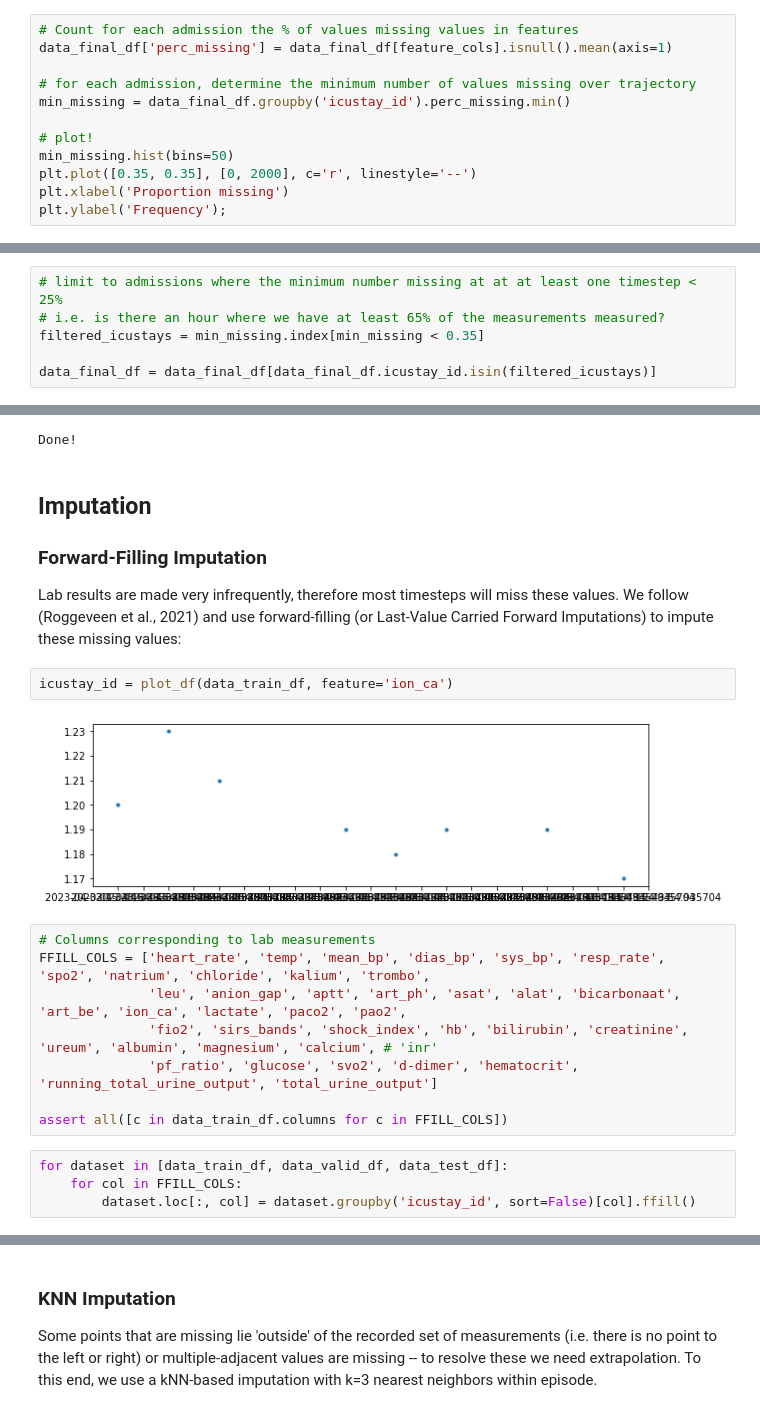
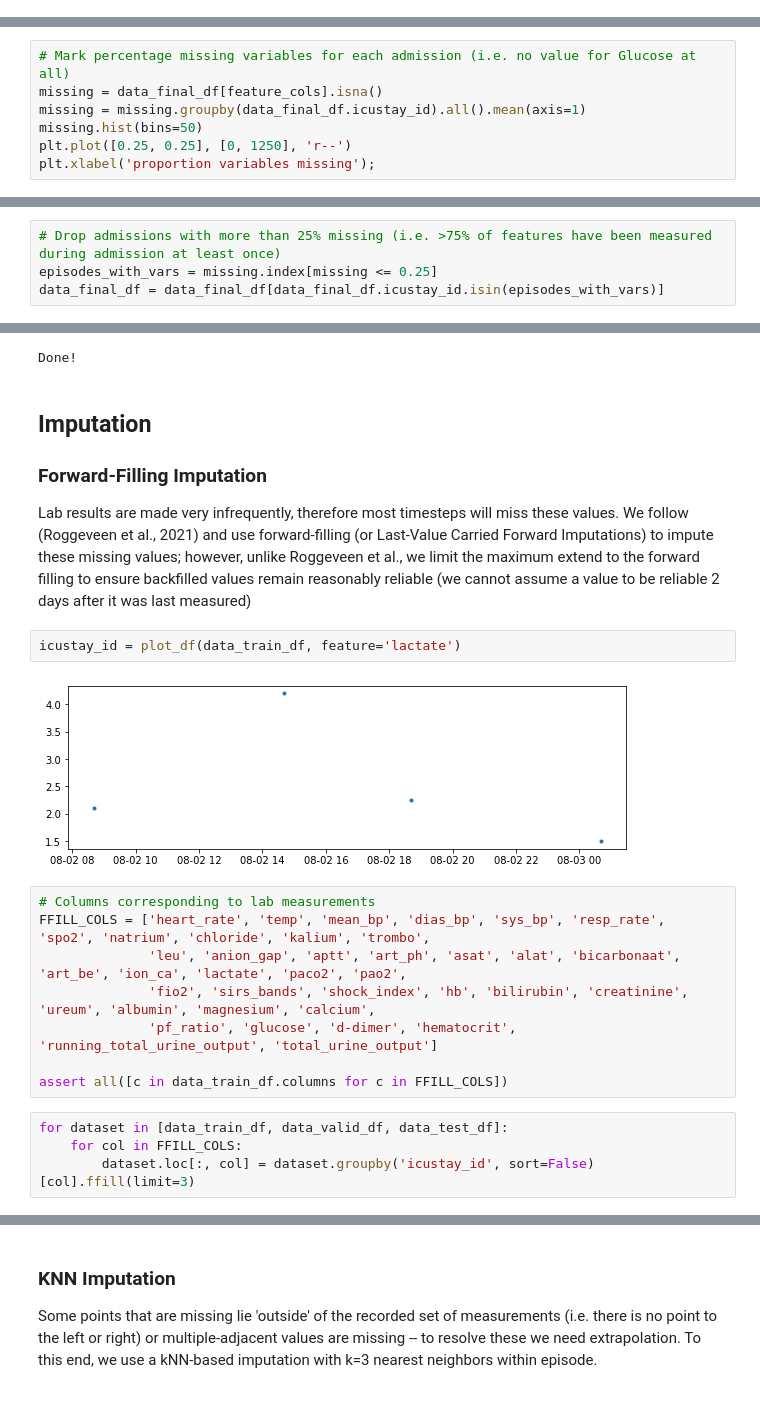
Before and after one commit to thomas097/Haemodynamic-Optimization-Reinforcement-Learning, a Jupyter notebook: preprocessing/DataPreprocessing_Aggregated.ipynb, the cells around one changed output, grey strips where cells are left out. Drawn from its saved outputs; the diff is of its cells as text.

```diff
--- a/preprocessing/DataPreprocessing_Aggregated.ipynb
+++ b/preprocessing/DataPreprocessing_Aggregated.ipynb
@@ -1259,12 +1329,0 @@ Number of admissions pre-filtering: 23106
-# %%
-# Count for each admission the % of values missing values in features
-data_final_df['perc_missing'] = data_final_df[feature_cols].isnull().mean(axis=1)
-
-# for each admission, determine the minimum number of values missing over trajectory
-min_missing = data_final_df.groupby('icustay_id').perc_missing.min()
-
-# plot!
-min_missing.hist(bins=50)
-plt.plot([0.35, 0.35], [0, 2000], c='r', linestyle='--')
-plt.xlabel('Proportion missing')
-plt.ylabel('Frequency');
@@ -1273,6 +1329,0 @@ plt.ylabel('Frequency');
-# %%
-# limit to admissions where the minimum number missing at at at least one timestep < 25%
-# i.e. is there an hour where we have at least 65% of the measurements measured?
-filtered_icustays = min_missing.index[min_missing < 0.35]
-
-data_final_df = data_final_df[data_final_df.icustay_id.isin(filtered_icustays)]
@@ -1283,0 +1333,7 @@ Number of admissions after filtering: 16028
+# %%
+# Mark percentage missing variables for each admission (i.e. no value for Glucose at all)
+missing = data_final_df[feature_cols].isna()
+missing = missing.groupby(data_final_df.icustay_id).all().mean(axis=1)
+missing.hist(bins=50)
+plt.plot([0.25, 0.25], [0, 1250], 'r--')
+plt.xlabel('proportion variables missing');
@@ -1283,0 +1342,4 @@ Number of admissions after filtering: 16028
+# %%
+# Drop admissions with more than 25% missing (i.e. >75% of features have been measured during admission at least once)
+episodes_with_vars = missing.index[missing <= 0.25]
+data_final_df = data_final_df[data_final_df.icustay_id.isin(episodes_with_vars)]
@@ -1330,21 +1396,21 @@ Done!
 
 ### Forward-Filling Imputation
 
-Lab results are made very infrequently, therefore most timesteps will miss these values. We follow (Roggeveen et al., 2021) and use forward-filling (or Last-Value Carried Forward Imputations) to impute these missing values:
+Lab results are made very infrequently, therefore most timesteps will miss these values. We follow (Roggeveen et al., 2021) and use forward-filling (or Last-Value Carried Forward Imputations) to impute these missing values; however, unlike Roggeveen et al., we limit the maximum extend to the forward filling to ensure backfilled values remain reasonably reliable (we cannot assume a value to be reliable 2 days after it was last measured)
 # %%
-icustay_id = plot_df(data_train_df, feature='ion_ca')
+icustay_id = plot_df(data_train_df, feature='lactate')
 # %% [output]
-[figure, old version]
+[figure, new version]
 # %%
 # Columns corresponding to lab measurements
 FFILL_COLS = ['heart_rate', 'temp', 'mean_bp', 'dias_bp', 'sys_bp', 'resp_rate', 'spo2', 'natrium', 'chloride', 'kalium', 'trombo',
               'leu', 'anion_gap', 'aptt', 'art_ph', 'asat', 'alat', 'bicarbonaat', 'art_be', 'ion_ca', 'lactate', 'paco2', 'pao2',
-              'fio2', 'sirs_bands', 'shock_index', 'hb', 'bilirubin', 'creatinine', 'ureum', 'albumin', 'magnesium', 'calcium', # 'inr'
-              'pf_ratio', 'glucose', 'svo2', 'd-dimer', 'hematocrit', 'running_total_urine_output', 'total_urine_output']
+              'fio2', 'sirs_bands', 'shock_index', 'hb', 'bilirubin', 'creatinine', 'ureum', 'albumin', 'magnesium', 'calcium',
+              'pf_ratio', 'glucose', 'd-dimer', 'hematocrit', 'running_total_urine_output', 'total_urine_output']
 
 assert all([c in data_train_df.columns for c in FFILL_COLS])
 # %%
 for dataset in [data_train_df, data_valid_df, data_test_df]:
     for col in FFILL_COLS:
-        dataset.loc[:, col] = dataset.groupby('icustay_id', sort=False)[col].ffill()
+        dataset.loc[:, col] = dataset.groupby('icustay_id', sort=False)[col].ffill(limit=3)
 # %%
```
Also changed, not shown: parts of 102 cells of this notebook.
